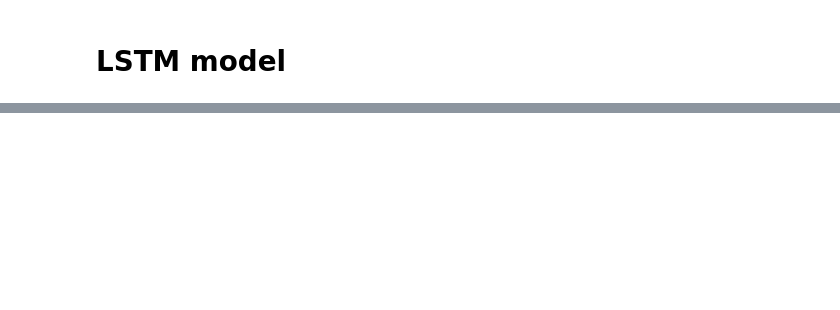
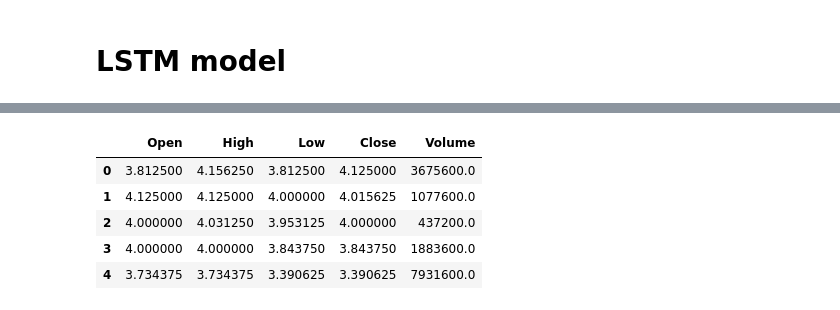
Before and after one commit to hgdangkhoi/Stock-Prediction, a Jupyter notebook: Khoi-Hoang_CSC215-MiniProject 4.ipynb, the cells around one changed output, grey strips where cells are left out. Cells and saved outputs as stored; diff of their text form; code cells hidden in the pictures; blank space fills up the shorter version.

```diff
--- a/Khoi-Hoang_CSC215-MiniProject 4.ipynb
+++ b/Khoi-Hoang_CSC215-MiniProject 4.ipynb
@@ -236,2 +226,7 @@ chart_regression(nn_pred.flatten(), y_test)
 # %% [markdown]
 # LSTM model
+# %%
+df = pd.read_csv('CSC215_Project4_Stock_Price.csv')
+# %%
+df.drop(columns=['Adj_Close','Date'], inplace=True)
+df.head()
@@ -237,0 +240,12 @@ chart_regression(nn_pred.flatten(), y_test)
+# %%
+SEQUENCE_SIZE = 7
+#x, y = to_sequences(SEQUENCE_SIZE,df, 'Close')
+df_lstm = df.copy().astype('float64')
+df_lstm.head()
+# %% [output]
+|  | Open | High | Low | Close | Volume |
+| 0 | 3.812500 | 4.156250 | 3.812500 | 4.125000 | 3675600.0 |
+| 1 | 4.125000 | 4.125000 | 4.000000 | 4.015625 | 1077600.0 |
+| 2 | 4.000000 | 4.031250 | 3.953125 | 4.000000 | 437200.0 |
+| 3 | 4.000000 | 4.000000 | 3.843750 | 3.843750 | 1883600.0 |
+| 4 | 3.734375 | 3.734375 | 3.390625 | 3.390625 | 7931600.0 |
```
Also changed, not shown: parts of 26 cells of this notebook.
